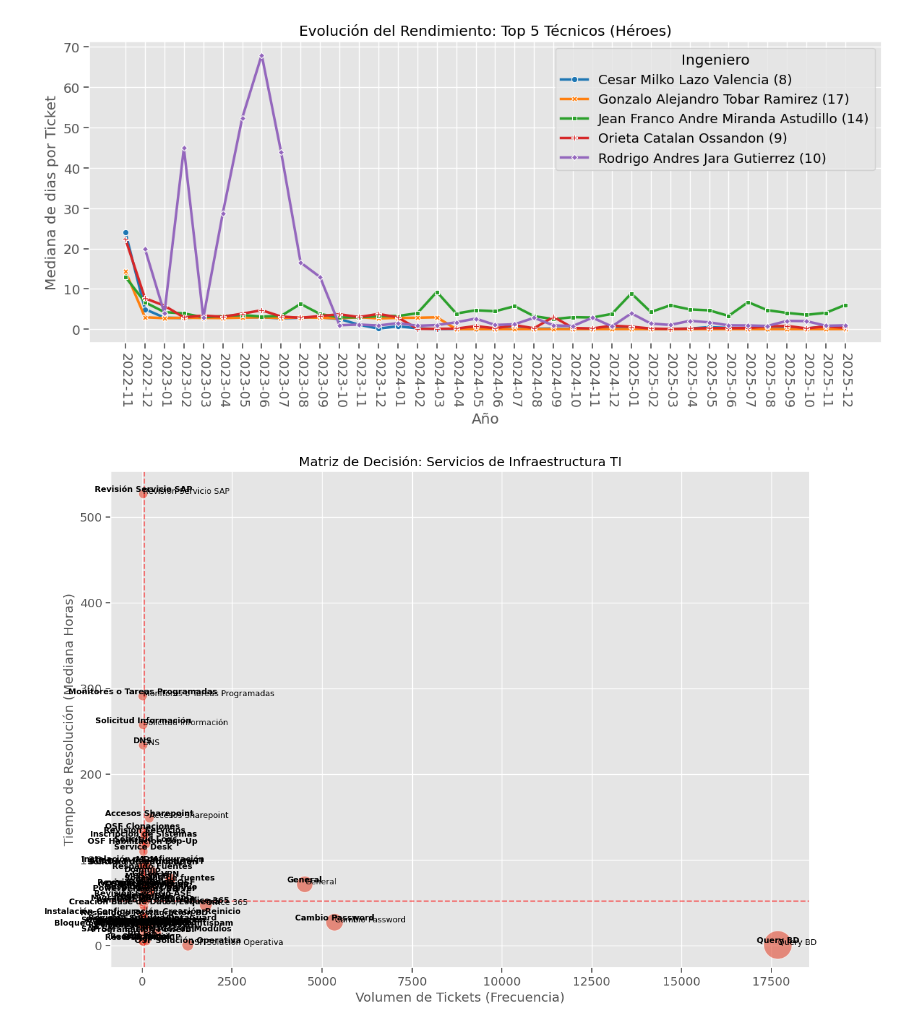
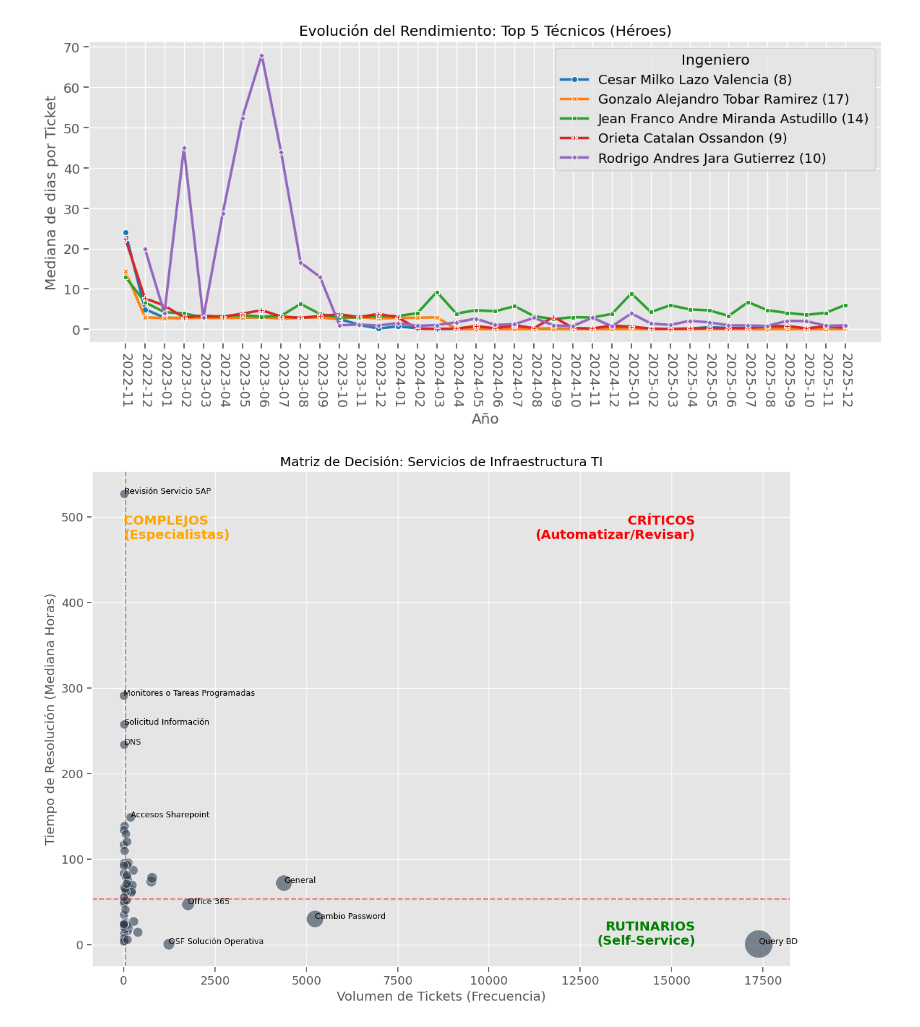
Before and after one commit to NicoFuentese/historical-analysis-management-tickets, a Jupyter notebook: notebooks/3.1-EDA_Infraestructura-TI.ipynb, the cells around one changed output. Drawn from its saved outputs; the diff is of its cells as text; code cells hidden in the pictures.

```diff
--- a/notebooks/3.1-EDA_Infraestructura-TI.ipynb
+++ b/notebooks/3.1-EDA_Infraestructura-TI.ipynb
@@ -393,44 +450,42 @@ kpis_servicios = df_infra.groupby('servicio').agg(
     Volumen=('id', 'count'),
     Tiempo_Mediana=('tiempo_vida_horas', 'median')
 ).reset_index()
 
 #filtro de servicios con muy pocos datos (ruido)
 umbral_corte = 10
 kpis_servicios = kpis_servicios[kpis_servicios['Volumen'] > umbral_corte]
 
 #puntos medios de division
 mediana_vol = kpis_servicios['Volumen'].median()
 mediana_tiempo = kpis_servicios['Tiempo_Mediana'].median()
 
 plt.figure(figsize=(14, 10))
 sns.scatterplot(data=kpis_servicios, x='Volumen', y='Tiempo_Mediana',
-                size='Volumen', sizes=(100, 1000), alpha=0.6, palette='coolwarm', legend=False)
+                size='Volumen', sizes=(100, 1000), alpha=0.6, color='#2c3e50', legend=False)
 
 # Líneas de Cuadrantes
 plt.axvline(mediana_vol, color='red', linestyle='--', alpha=0.5)
 plt.axhline(mediana_tiempo, color='red', linestyle='--', alpha=0.5)
 
-for i in range(kpis_servicios.shape[0]):
-    row = kpis_servicios.iloc[i]
-
-    # Colocamos el texto
-    plt.text(
-        x=row['Volumen'],
-        y=row['Tiempo_Mediana'],
-        s=row['servicio'], # Aquí ponemos el nombre
-        fontdict={'size': 9, 'weight': 'bold', 'color': 'black'},
-        verticalalignment='bottom', # Texto justo encima del punto
-        horizontalalignment='center'
-    )
+# Etiquetas de Cuadrantes
+plt.text(kpis_servicios['Volumen'].max()*0.9, kpis_servicios['Tiempo_Mediana'].max()*0.9,
+         'CRÍTICOS\n(Automatizar/Revisar)', color='red', weight='bold', ha='right')
+plt.text(kpis_servicios['Volumen'].min(), kpis_servicios['Tiempo_Mediana'].max()*0.9,
+         'COMPLEJOS\n(Especialistas)', color='orange', weight='bold', ha='left')
+plt.text(kpis_servicios['Volumen'].max()*0.9, 0,
+         'RUTINARIOS\n(Self-Service)', color='green', weight='bold', ha='right')
 
 # Etiquetar los servicios más extremos (Top 5 Volumen y Top 5 Tiempo)
 top_vol = kpis_servicios.nlargest(5, 'Volumen')
 top_time = kpis_servicios.nlargest(5, 'Tiempo_Mediana')
 textos_a_mostrar = pd.concat([top_vol, top_time]).drop_duplicates()
 
+for _, row in textos_a_mostrar.iterrows():
+    plt.text(row['Volumen']+2, row['Tiempo_Mediana'], row['servicio'], fontsize=9)
+
 plt.title('Matriz de Decisión: Servicios de Infraestructura TI')
 plt.xlabel('Volumen de Tickets (Frecuencia)')
 plt.ylabel('Tiempo de Resolución (Mediana Horas)')
 plt.show()
 # %% [output]
-[figure, old version]
+[figure, new version]
```
Also changed, not shown: parts of 19 cells of this notebook, 2 other files.
